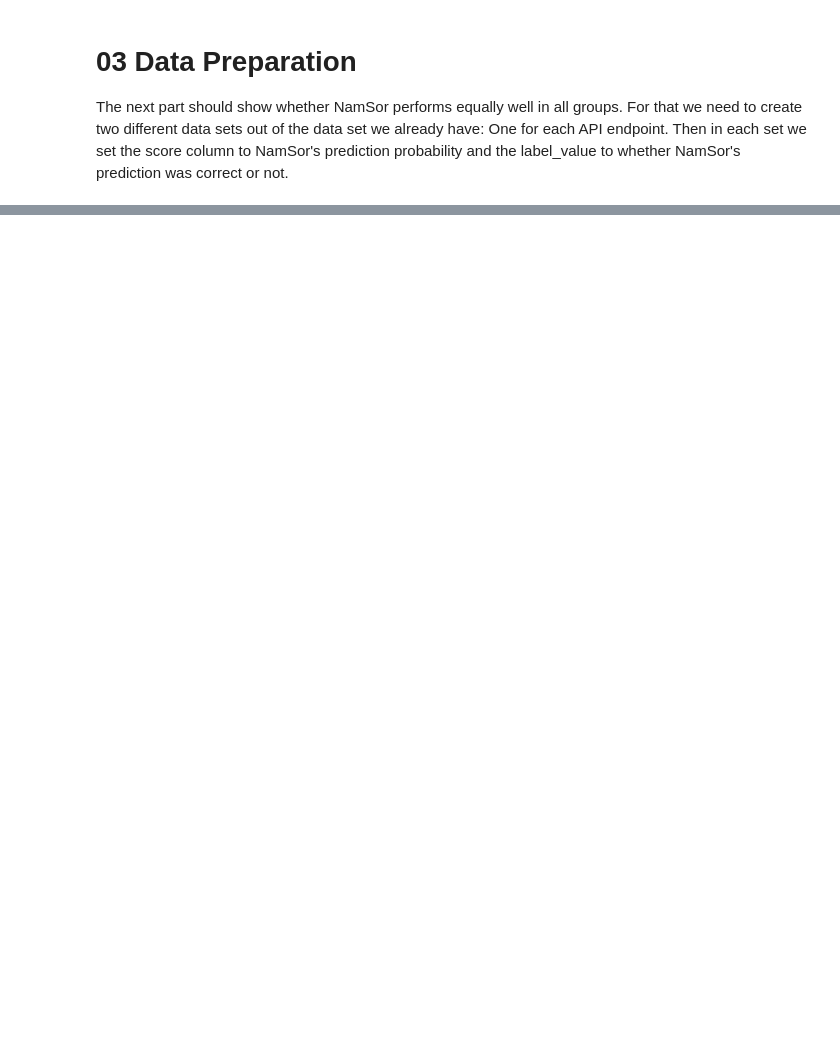
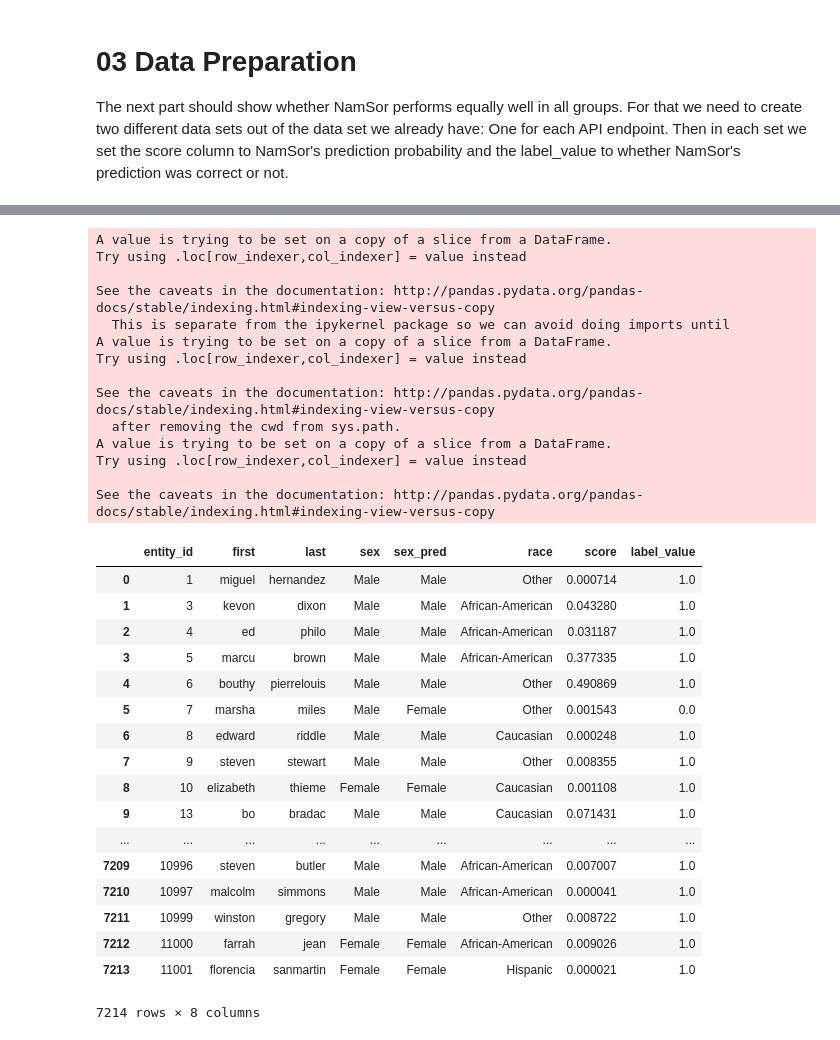
Before and after one commit to namsor/namsor-compass, a Jupyter notebook: 03-Data-Preparation-01.ipynb, the cells around one changed output, grey strips where cells are left out. Drawn from its saved outputs; the diff is of its cells as text; code cells hidden in the pictures; blank space fills up the shorter version.

```diff
--- a/03-Data-Preparation-01.ipynb
+++ b/03-Data-Preparation-01.ipynb
@@ -28,12 +40,45 @@ def mapToNumber(b):
 # %%
 # >>> create a data set for gender
 df_gender = df[['entity_id', 'first', 'last', 'sex', 'sex_pred', 'race']];
-df_gender['score'] = df['sex_pred_prob']
+df_gender['score'] = 1 - df['sex_pred_prob']
 df_gender['label_value'] = (df['sex'] == df['sex_pred'])
 
 df_gender['label_value'] = df_gender['label_value'].apply(lambda x: mapToNumber(x))
 
 df_gender
+# %% [output]
+A value is trying to be set on a copy of a slice from a DataFrame.
+Try using .loc[row_indexer,col_indexer] = value instead
+
+See the caveats in the documentation: http://pandas.pydata.org/pandas-docs/stable/indexing.html#indexing-view-versus-copy
+  This is separate from the ipykernel package so we can avoid doing imports until
+A value is trying to be set on a copy of a slice from a DataFrame.
+Try using .loc[row_indexer,col_indexer] = value instead
+
+See the caveats in the documentation: http://pandas.pydata.org/pandas-docs/stable/indexing.html#indexing-view-versus-copy
+  after removing the cwd from sys.path.
+A value is trying to be set on a copy of a slice from a DataFrame.
+Try using .loc[row_indexer,col_indexer] = value instead
+
+See the caveats in the documentation: http://pandas.pydata.org/pandas-docs/stable/indexing.html#indexing-view-versus-copy
+|  | entity_id | first | last | sex | sex_pred | race | score | label_value |
+| 0 | 1 | miguel | hernandez | Male | Male | Other | 0.000714 | 1.0 |
+| 1 | 3 | kevon | dixon | Male | Male | African-American | 0.043280 | 1.0 |
+| 2 | 4 | ed | philo | Male | Male | African-American | 0.031187 | 1.0 |
+| 3 | 5 | marcu | brown | Male | Male | African-American | 0.377335 | 1.0 |
+| 4 | 6 | bouthy | pierrelouis | Male | Male | Other | 0.490869 | 1.0 |
+| 5 | 7 | marsha | miles | Male | Female | Other | 0.001543 | 0.0 |
+| 6 | 8 | edward | riddle | Male | Male | Caucasian | 0.000248 | 1.0 |
+| 7 | 9 | steven | stewart | Male | Male | Other | 0.008355 | 1.0 |
+| 8 | 10 | elizabeth | thieme | Female | Female | Caucasian | 0.001108 | 1.0 |
+| 9 | 13 | bo | bradac | Male | Male | Caucasian | 0.071431 | 1.0 |
+| ... | ... | ... | ... | ... | ... | ... | ... | ... |
+| 7209 | 10996 | steven | butler | Male | Male | African-American | 0.007007 | 1.0 |
+| 7210 | 10997 | malcolm | simmons | Male | Male | African-American | 0.000041 | 1.0 |
+| 7211 | 10999 | winston | gregory | Male | Male | Other | 0.008722 | 1.0 |
+| 7212 | 11000 | farrah | jean | Female | Female | African-American | 0.009026 | 1.0 |
+| 7213 | 11001 | florencia | sanmartin | Female | Female | Hispanic | 0.000021 | 1.0 |
+7214 rows × 8 columns
 # %%
 # >>> create a data set for ethnicity
 df_ethnicity = df[['entity_id', 'first', 'last', 'race', 'race_pred', 'sex']];
```
Also changed, not shown: parts of 5 cells of this notebook, 6 other files.
